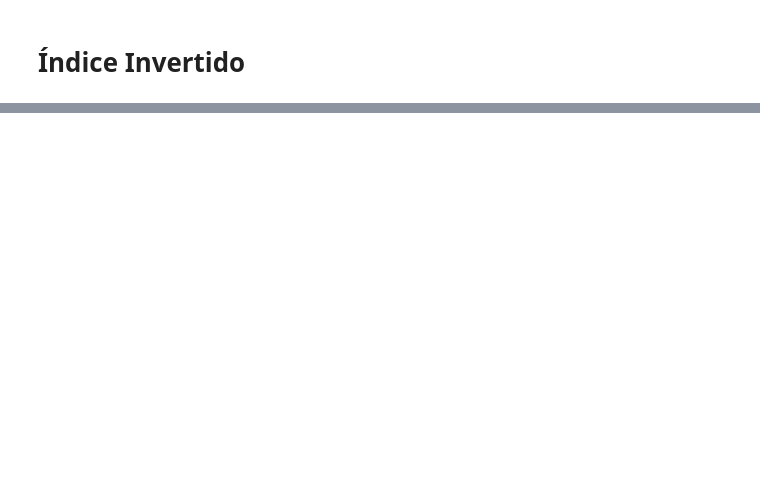
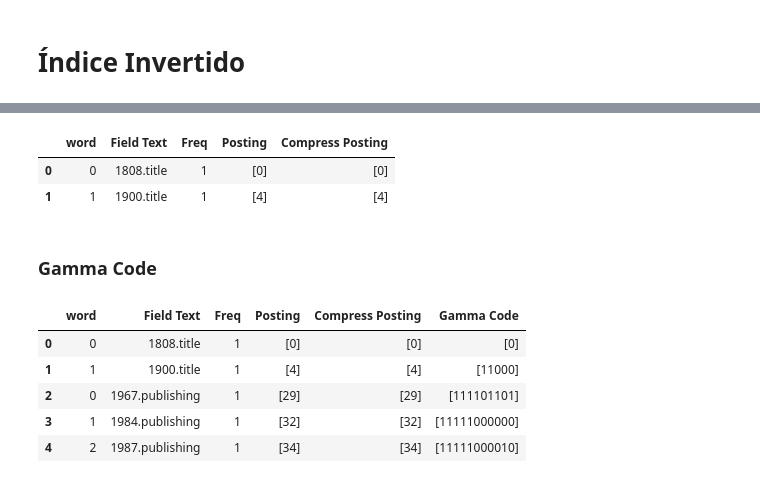
Before and after one commit to cmlins/recuperacaoDeInformacao, a Jupyter notebook: Indice_Invertido.ipynb, the cells around one changed output, grey strips where cells are left out. Drawn from its saved outputs; the diff is of its cells as text; code cells hidden in the pictures; blank space fills up the shorter version.

Commit message:
gamma code

```diff
--- a/Indice_Invertido.ipynb
+++ b/Indice_Invertido.ipynb
@@ -1191 +1344,6 @@ compr_posting (lst)
+# %%
+merged_df2 = merged_df2.sort_values(['Field Text'])
+# %%
+field_texts = merged_df2.reset_index()
+# field_texts.head(2)
 # %%
@@ -1193,0 +1356,32 @@ files.download('indice_invertido.csv')
+# %%
+field_texts.head(2)
+# %% [output]
+|  | word | Field Text | Freq | Posting | Compress Posting |
+| 0 | 0 | 1808.title | 1 | [0] | [0] |
+| 1 | 1 | 1900.title | 1 | [4] | [4] |
+# %% [markdown]
+### Gamma Code
+# %%
+def gamma_code(num):
+  bin_n = int(bin(num)[2:])
+  offset = str(bin_n)[1:]
+  len_offset = len(offset)
+  ones_list = [1 for i in range(len_offset)]
+  unary = ''.join(map(str, ones_list))
+  length = unary + '0'
+  gamma = int(length + offset)
+
+  return (gamma)
+# %%
+posting_to_bin_fields = field_texts['Compress Posting'].tolist()
+bin_post_fields = [[gamma_code(i) for i in j] for j in posting_to_bin_fields]
+field_texts['Gamma Code'] = bin_post_fields
+# %%
+field_texts.head()
+# %% [output]
+|  | word | Field Text | Freq | Posting | Compress Posting | Gamma Code |
+| 0 | 0 | 1808.title | 1 | [0] | [0] | [0] |
+| 1 | 1 | 1900.title | 1 | [4] | [4] | [11000] |
+| 2 | 0 | 1967.publishing | 1 | [29] | [29] | [111101101] |
+| 3 | 1 | 1984.publishing | 1 | [32] | [32] | [11111000000] |
+| 4 | 2 | 1987.publishing | 1 | [34] | [34] | [11111000010] |
```
Also changed, not shown: parts of 84 cells of this notebook.
